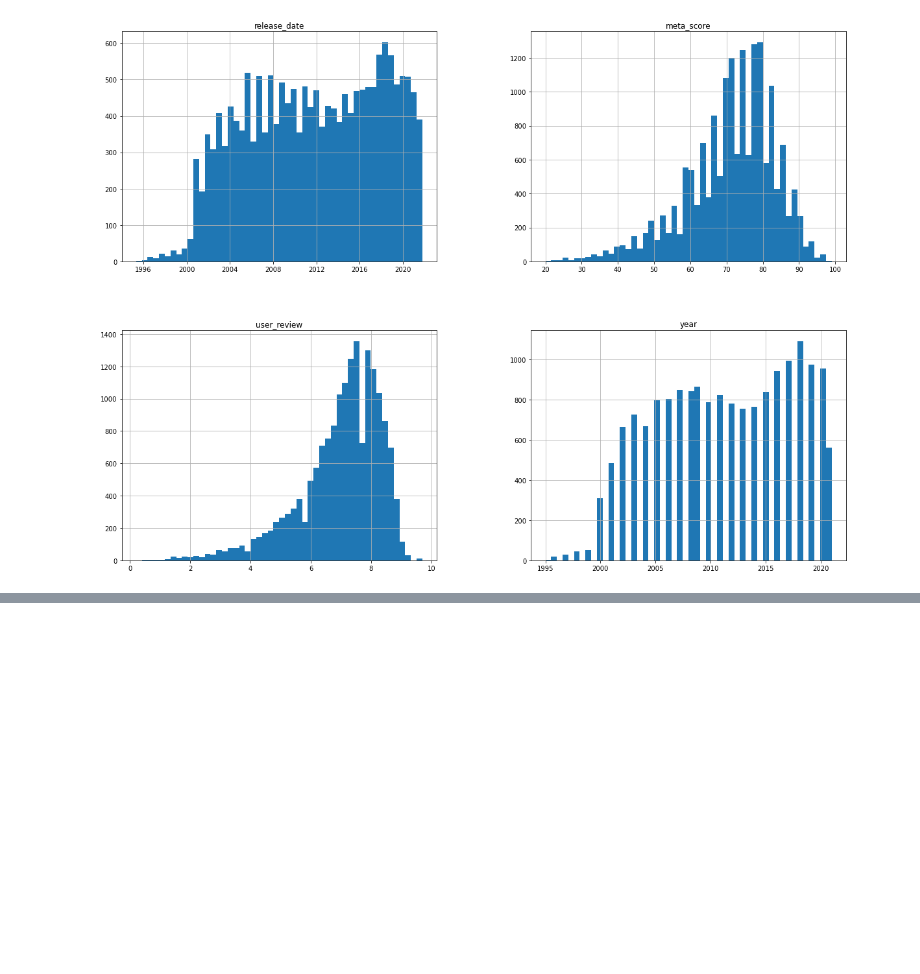
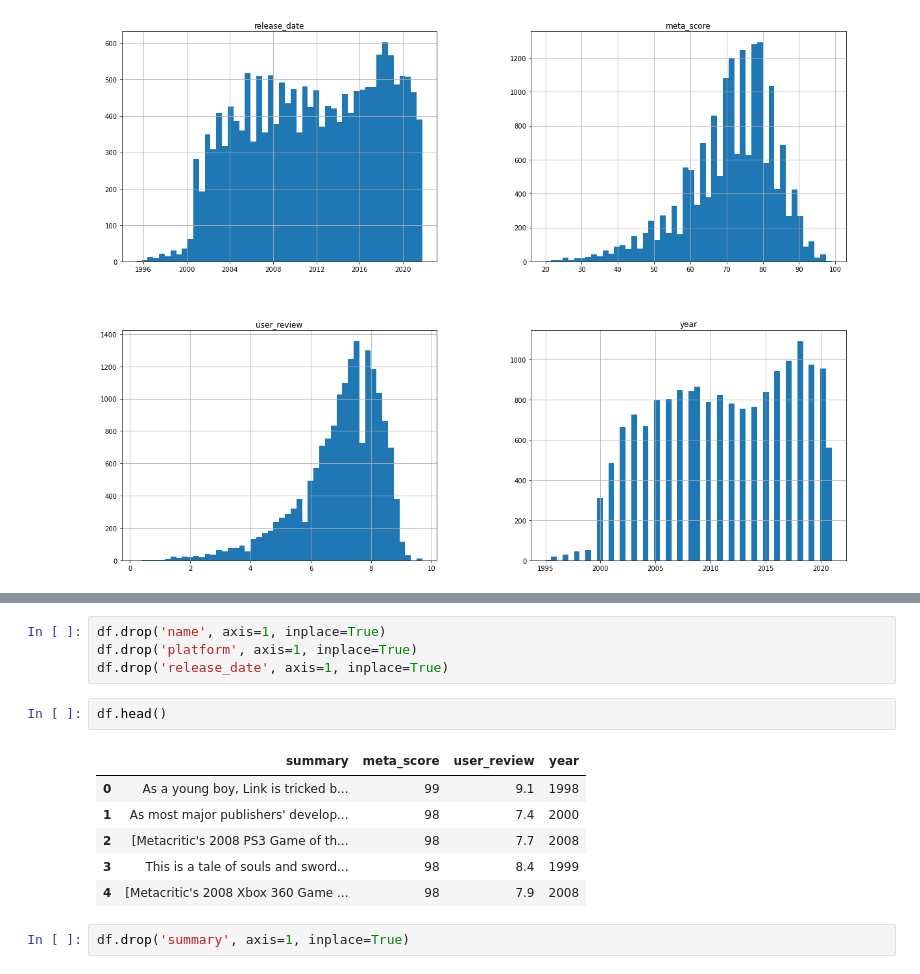
Before and after one commit to LPestana18/Projeto-Games, a Jupyter notebook: gamesia/gamesIA.ipynb, the cells around one changed output, grey strips where cells are left out. Saved outputs shown, nothing was run; the diff lists cells and outputs as text; blank space fills up the shorter version.

```diff
--- a/gamesia/gamesIA.ipynb
+++ b/gamesia/gamesIA.ipynb
@@ -524,0 +585,15 @@ plt.show()
+# %%
+df.drop('name', axis=1, inplace=True)
+df.drop('platform', axis=1, inplace=True)
+df.drop('release_date', axis=1, inplace=True)
+# %%
+df.head()
+# %% [output]
+|  | summary | meta_score | user_review | year |
+| 0 | As a young boy, Link is tricked b... | 99 | 9.1 | 1998 |
+| 1 | As most major publishers' develop... | 98 | 7.4 | 2000 |
+| 2 | [Metacritic's 2008 PS3 Game of th... | 98 | 7.7 | 2008 |
+| 3 | This is a tale of souls and sword... | 98 | 8.4 | 1999 |
+| 4 | [Metacritic's 2008 Xbox 360 Game ... | 98 | 7.9 | 2008 |
+# %%
+df.drop('summary', axis=1, inplace=True)
```
Also changed, not shown: parts of 9 cells of this notebook.
